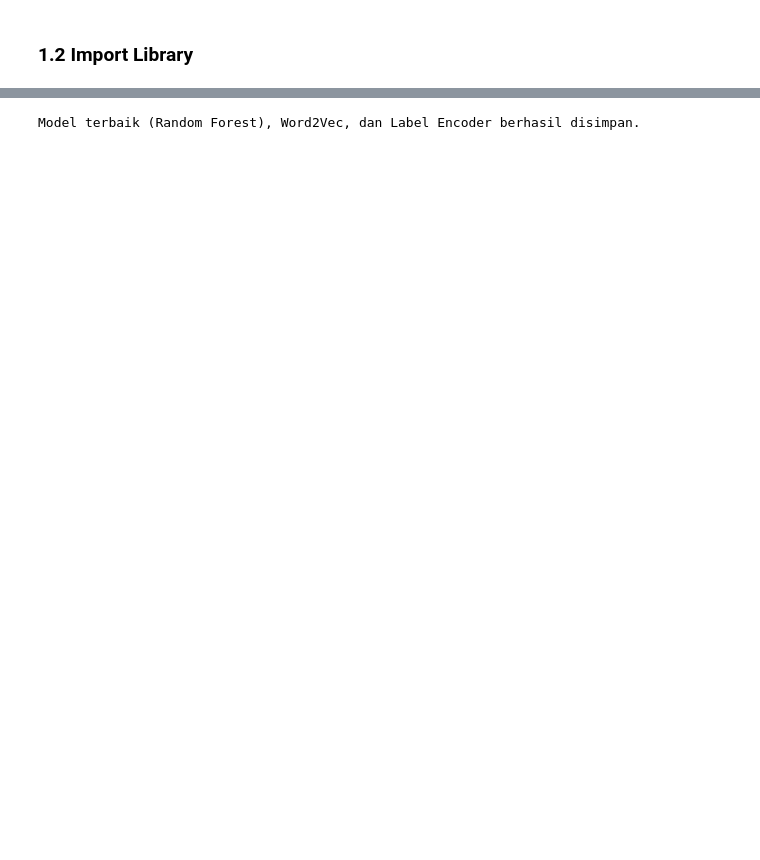
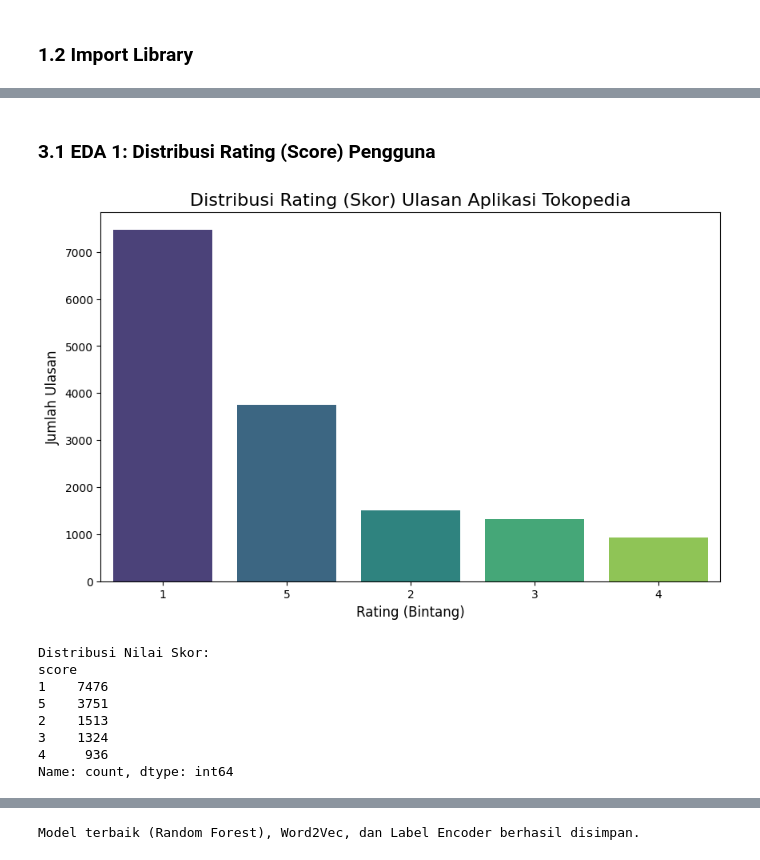
Before and after one commit to husainfadhlillah/dicoding-AppProductReview-SentimentAnalysis, a Jupyter notebook: Analisis Sentimen_Muhammad Husain Fadhlillah/pelatihan_model.ipynb, the cells around one changed output, grey strips where cells are left out. Drawn from its saved outputs; the diff is of its cells as text; code cells hidden in the pictures; blank space fills up the shorter version.

```diff
--- a/Analisis Sentimen_Muhammad Husain Fadhlillah/pelatihan_model.ipynb
+++ b/Analisis Sentimen_Muhammad Husain Fadhlillah/pelatihan_model.ipynb
@@ -275,0 +107,23 @@ Penyeimbangan data selesai.
+# %% [markdown]
+### 3.1 EDA 1: Distribusi Rating (Score) Pengguna
+# %%
+# Visualisasi distribusi skor rating yang diberikan oleh pengguna
+plt.figure(figsize=(10, 6))
+sns.countplot(x='score', data=df, palette='viridis', order=df['score'].value_counts().index)
+plt.title('Distribusi Rating (Skor) Ulasan Aplikasi Tokopedia', fontsize=16)
+plt.xlabel('Rating (Bintang)', fontsize=12)
+plt.ylabel('Jumlah Ulasan', fontsize=12)
+plt.show()
+
+print("Distribusi Nilai Skor:")
+print(df['score'].value_counts())
+# %% [output]
+[figure, added]
+Distribusi Nilai Skor:
+score
+1    7476
+5    3751
+2    1513
+3    1324
+4     936
+Name: count, dtype: int64
```
Also changed, not shown: parts of 58 cells of this notebook.
